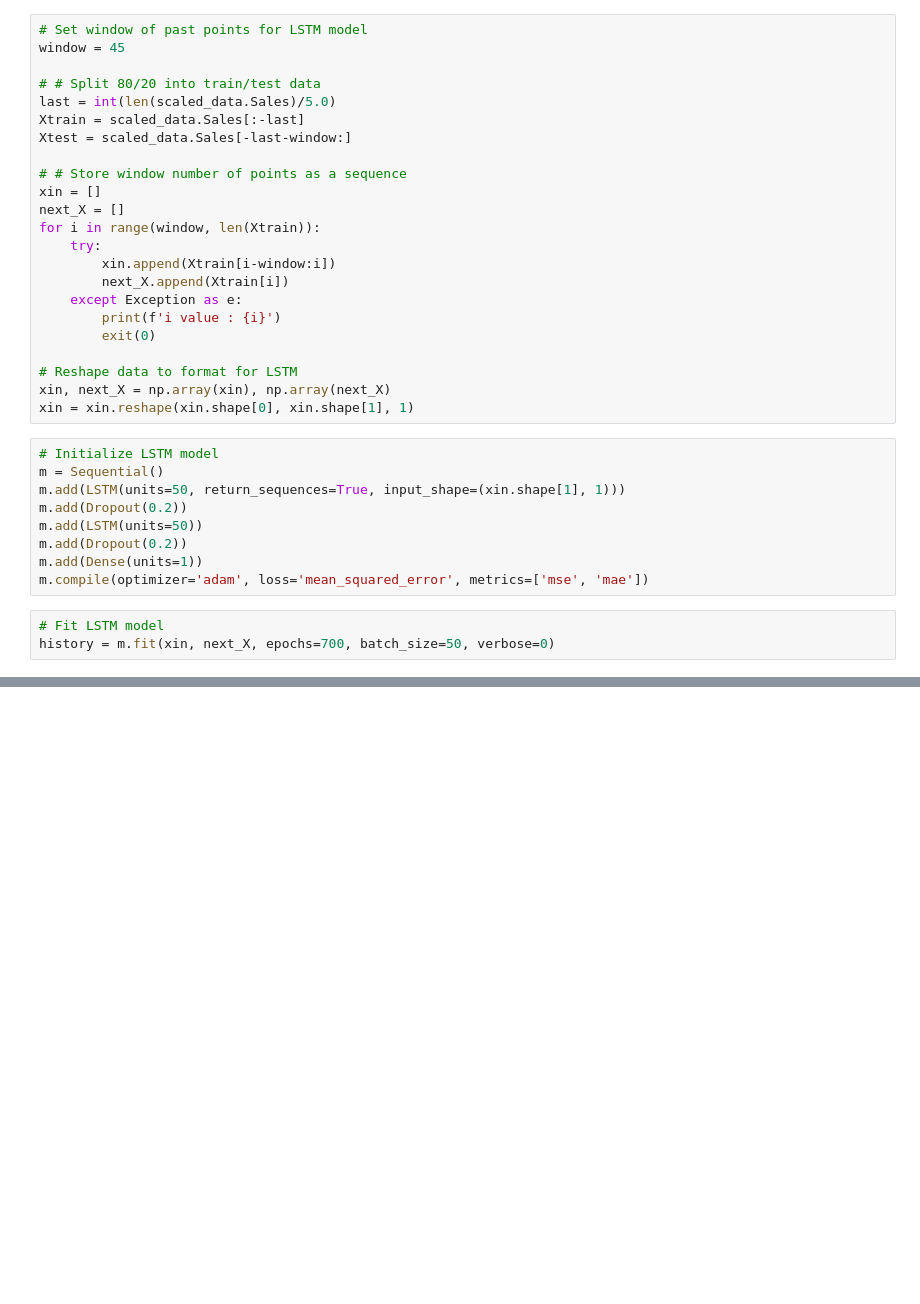
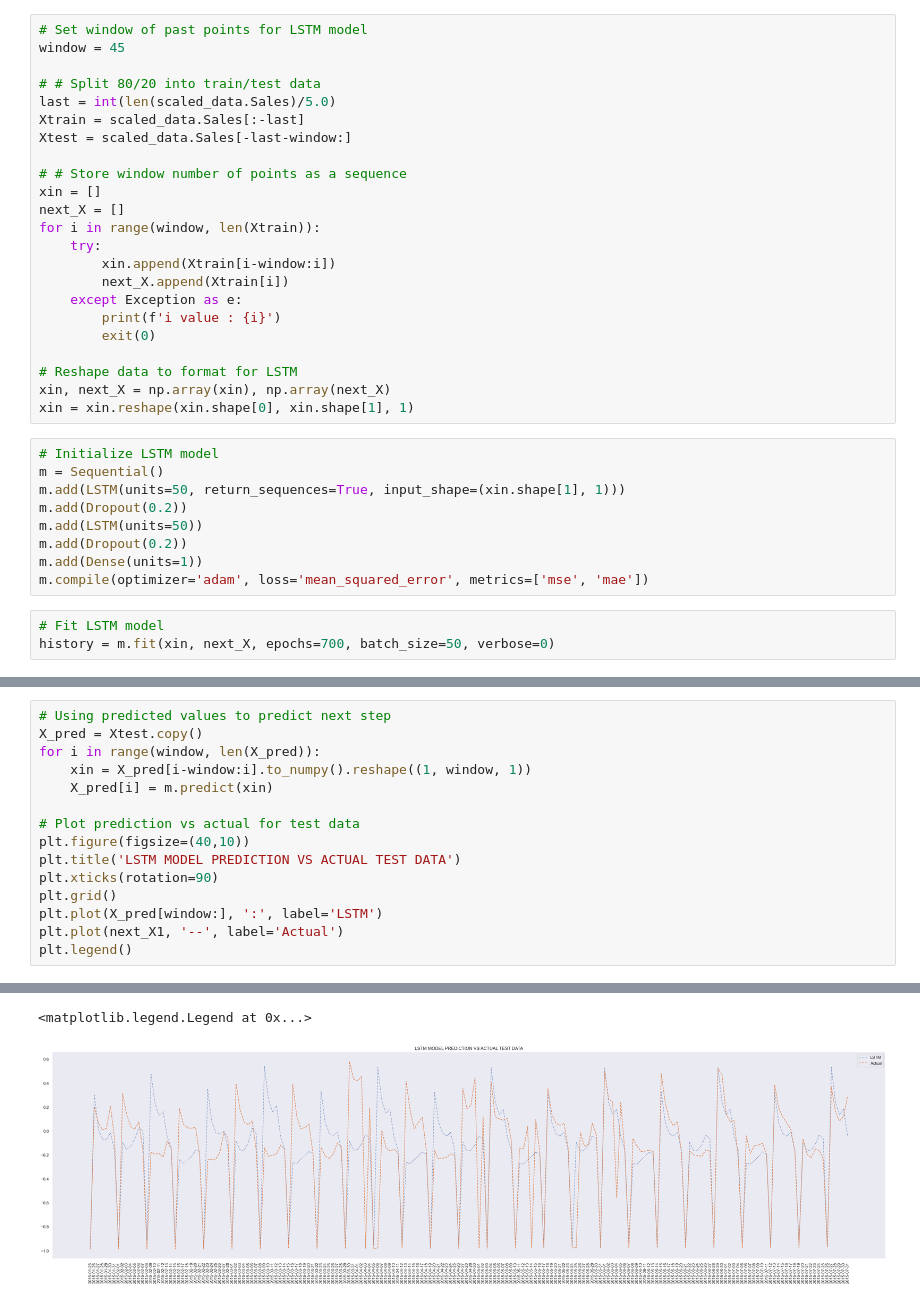
Before and after one commit to nahomHmichael/Rossman-Pharmaceutical-Sales-Pridiction, a Jupyter notebook: notebooks/deep_learning.ipynb, the cells around one changed output, grey strips where cells are left out. Drawn from its saved outputs; the diff is of its cells as text; blank space fills up the shorter version.

```diff
--- a/notebooks/deep_learning.ipynb
+++ b/notebooks/deep_learning.ipynb
@@ -291,0 +334,16 @@ history = m.fit(xin, next_X, epochs=700, batch_size=50, verbose=0)
+# %%
+# Using predicted values to predict next step
+X_pred = Xtest.copy()
+for i in range(window, len(X_pred)):
+    xin = X_pred[i-window:i].to_numpy().reshape((1, window, 1))
+    X_pred[i] = m.predict(xin)
+
+# Plot prediction vs actual for test data
+plt.figure(figsize=(40,10))
+plt.title('LSTM MODEL PREDICTION VS ACTUAL TEST DATA')
+plt.xticks(rotation=90)
+plt.grid()
+plt.plot(X_pred[window:], ':', label='LSTM')
+plt.plot(next_X1, '--', label='Actual')
+plt.legend()
+# %% [output]
@@ -291,0 +367,2 @@ history = m.fit(xin, next_X, epochs=700, batch_size=50, verbose=0)
+<matplotlib.legend.Legend at 0x...>
+[figure, added]
```
Also changed, not shown: parts of 8 cells of this notebook.
